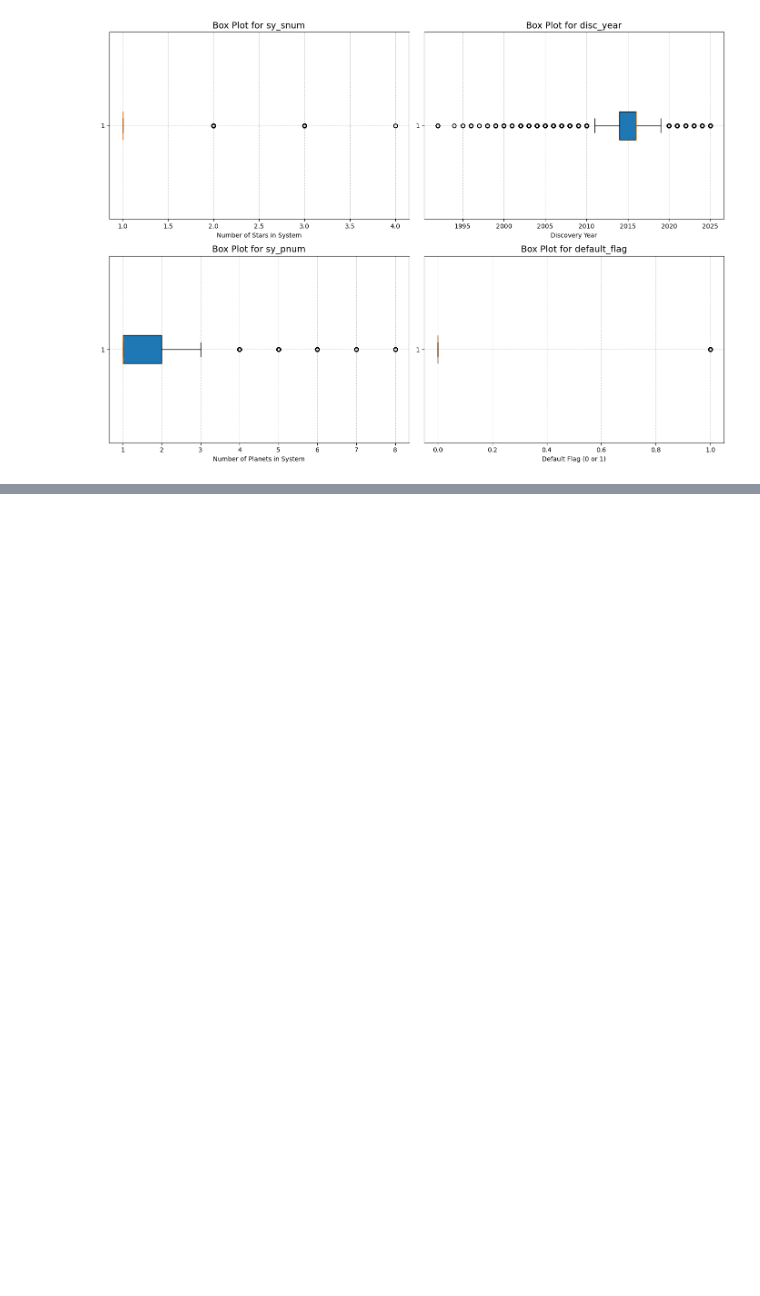
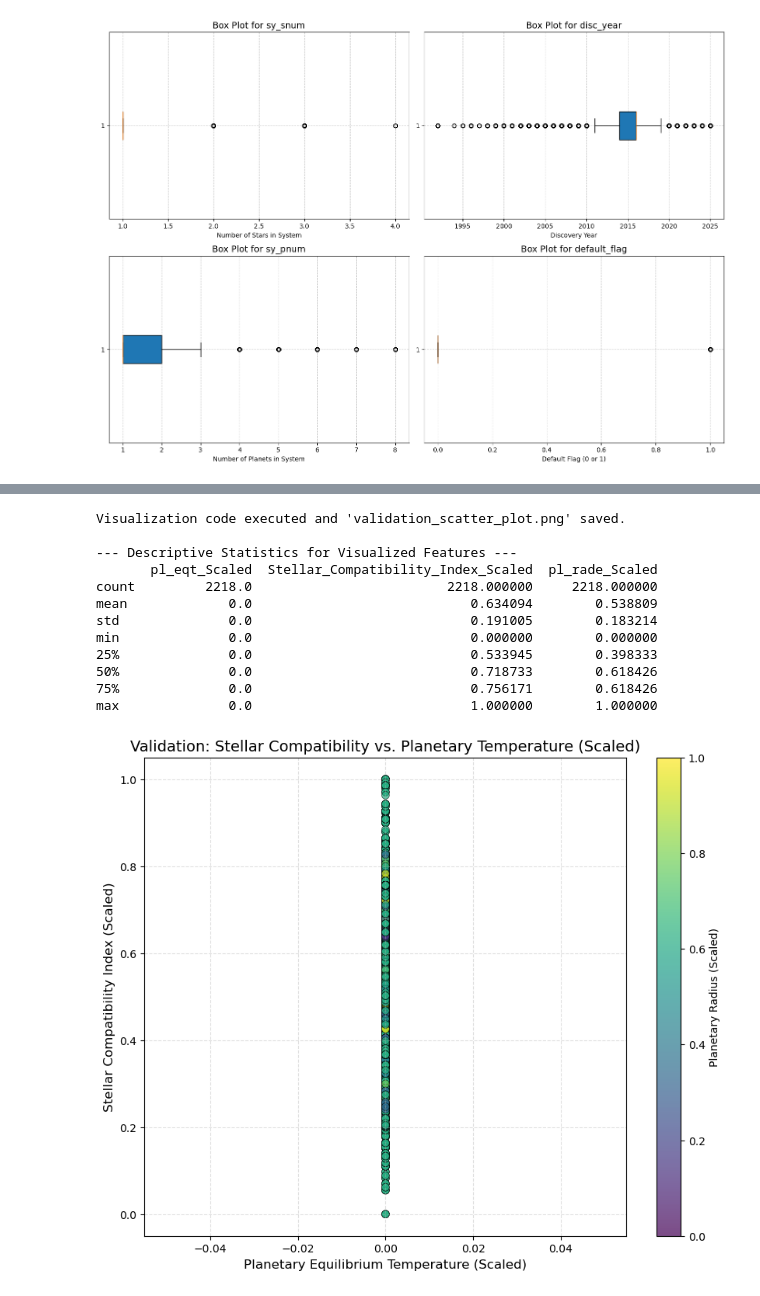
Before and after one commit to Nishant8555/Predicting-the-Habitability-of-Exoplanets, a Jupyter notebook: Untitled.ipynb, the cells around one changed output, grey strips where cells are left out. Cells and saved outputs as stored; diff of their text form; code cells hidden in the pictures; blank space fills up the shorter version.

```diff
--- a/Untitled.ipynb
+++ b/Untitled.ipynb
@@ -171,0 +424,53 @@ plt.show()
+# %%
+# --- 1. Load the Data ---
+file_name = "final_processed_data.csv"
+df = pd.read_csv(file_name)
+
+# --- 2. Define Features ---
+X_FEATURE = 'pl_eqt_Scaled'
+Y_FEATURE = 'Stellar_Compatibility_Index_Scaled'
+COLOR_FEATURE = 'pl_rade_Scaled' # Planetary Radius (Scaled)
+
+# --- 3. Create Scatter Plot for Validation ---
+plt.figure(figsize=(10, 8))
+
+# Visualize Stellar Compatibility vs. Planetary Temperature, colored by size
+scatter = plt.scatter(
+    df[X_FEATURE],
+    df[Y_FEATURE],
+    c=df[COLOR_FEATURE],
+    cmap='viridis',
+    alpha=0.7,
+    s=50,
+    edgecolors='k',
+    linewidth=0.5
+)
+
+# Add color bar and labels
+plt.colorbar(scatter, label='Planetary Radius (Scaled)')
+plt.title('Validation: Stellar Compatibility vs. Planetary Temperature (Scaled)', fontsize=14)
+plt.xlabel('Planetary Equilibrium Temperature (Scaled)', fontsize=12)
+plt.ylabel('Stellar Compatibility Index (Scaled)', fontsize=12)
+plt.grid(True, linestyle='--', alpha=0.4)
+
+# Save the visualization
+plt.savefig('validation_scatter_plot.png')
+print("Visualization code executed and 'validation_scatter_plot.png' saved.")
+
+# Display statistics to validate scaling (optional but recommended)
+print("\n--- Descriptive Statistics for Visualized Features ---")
+print(df[[X_FEATURE, Y_FEATURE, COLOR_FEATURE]].describe())
+# %% [output]
+Visualization code executed and 'validation_scatter_plot.png' saved.
+
+--- Descriptive Statistics for Visualized Features ---
+       pl_eqt_Scaled  Stellar_Compatibility_Index_Scaled  pl_rade_Scaled
+count         2218.0                         2218.000000     2218.000000
+mean             0.0                            0.634094        0.538809
+std              0.0                            0.191005        0.183214
+min              0.0                            0.000000        0.000000
+25%              0.0                            0.533945        0.398333
+50%              0.0                            0.718733        0.618426
+75%              0.0                            0.756171        0.618426
+max              0.0                            1.000000        1.000000
+[figure, added]
```
Also changed, not shown: parts of 5 cells of this notebook, 2 other files.
